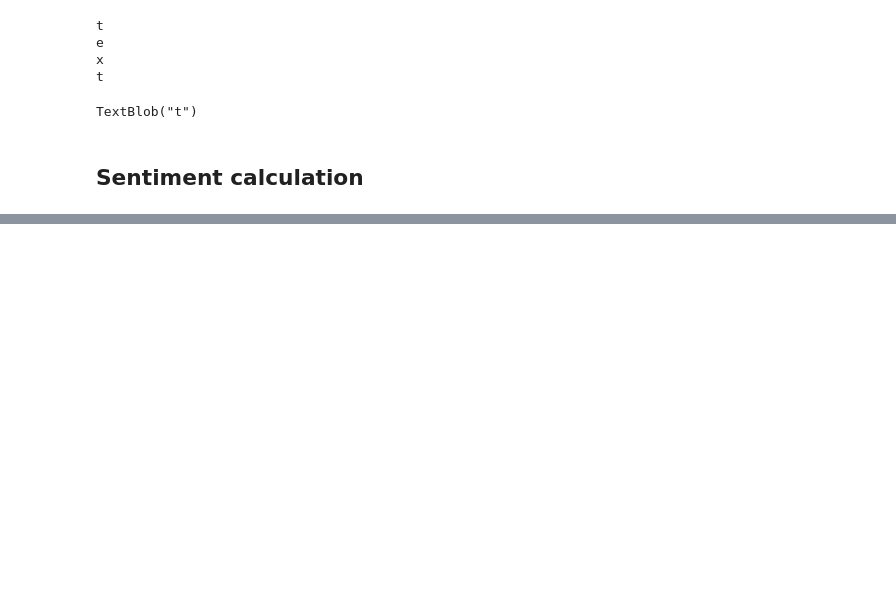
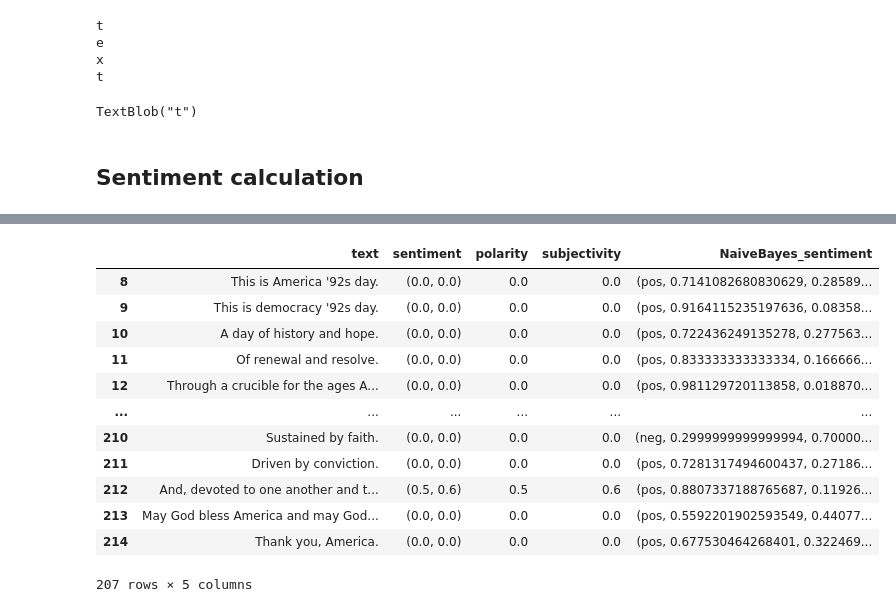
Before and after one commit to pablo-ferro/NLP_Biden_speech, a Jupyter notebook: NLP_biden_inauguration.ipynb, the cells around one changed output, grey strips where cells are left out. Drawn from its saved outputs; the diff is of its cells as text; code cells hidden in the pictures; blank space fills up the shorter version.

```diff
--- a/NLP_biden_inauguration.ipynb
+++ b/NLP_biden_inauguration.ipynb
@@ -123,0 +142,16 @@ df1['subjectivity'] = df1['text'].apply(subjectivity_calc)
+# %%
+df1
+# %% [output]
+|  | text | sentiment | polarity | subjectivity | NaiveBayes_sentiment |
+| 8 | This is America '92s day. | (0.0, 0.0) | 0.0 | 0.0 | (pos, 0.7141082680830629, 0.28589... |
+| 9 | This is democracy '92s day. | (0.0, 0.0) | 0.0 | 0.0 | (pos, 0.9164115235197636, 0.08358... |
+| 10 | A day of history and hope. | (0.0, 0.0) | 0.0 | 0.0 | (pos, 0.722436249135278, 0.277563... |
+| 11 | Of renewal and resolve. | (0.0, 0.0) | 0.0 | 0.0 | (pos, 0.833333333333334, 0.166666... |
+| 12 | Through a crucible for the ages A... | (0.0, 0.0) | 0.0 | 0.0 | (pos, 0.981129720113858, 0.018870... |
+| ... | ... | ... | ... | ... | ... |
+| 210 | Sustained by faith. | (0.0, 0.0) | 0.0 | 0.0 | (neg, 0.2999999999999994, 0.70000... |
+| 211 | Driven by conviction. | (0.0, 0.0) | 0.0 | 0.0 | (pos, 0.7281317494600437, 0.27186... |
+| 212 | And, devoted to one another and t... | (0.5, 0.6) | 0.5 | 0.6 | (pos, 0.8807337188765687, 0.11926... |
+| 213 | May God bless America and may God... | (0.0, 0.0) | 0.0 | 0.0 | (pos, 0.5592201902593549, 0.44077... |
+| 214 | Thank you, America. | (0.0, 0.0) | 0.0 | 0.0 | (pos, 0.677530464268401, 0.322469... |
+207 rows × 5 columns
```
Also changed, not shown: parts of 12 cells of this notebook, 1 other file.
